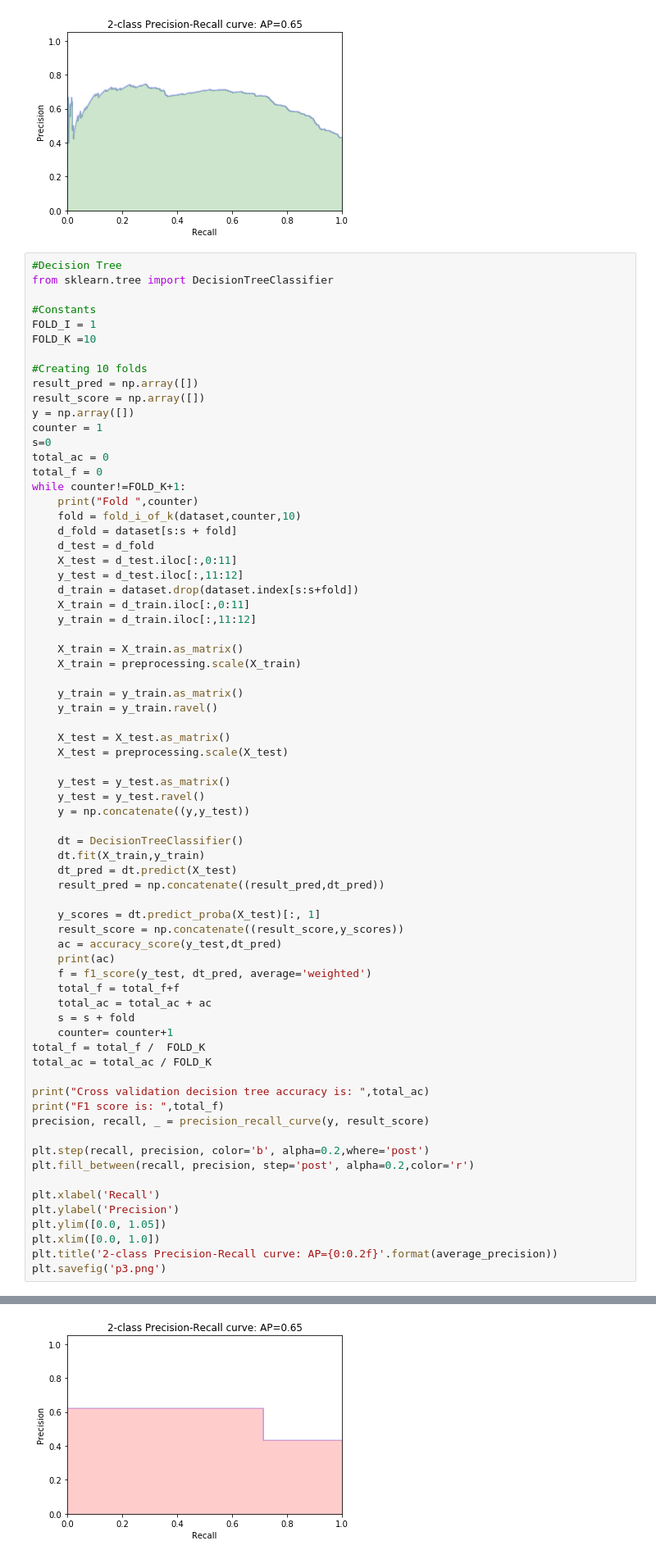
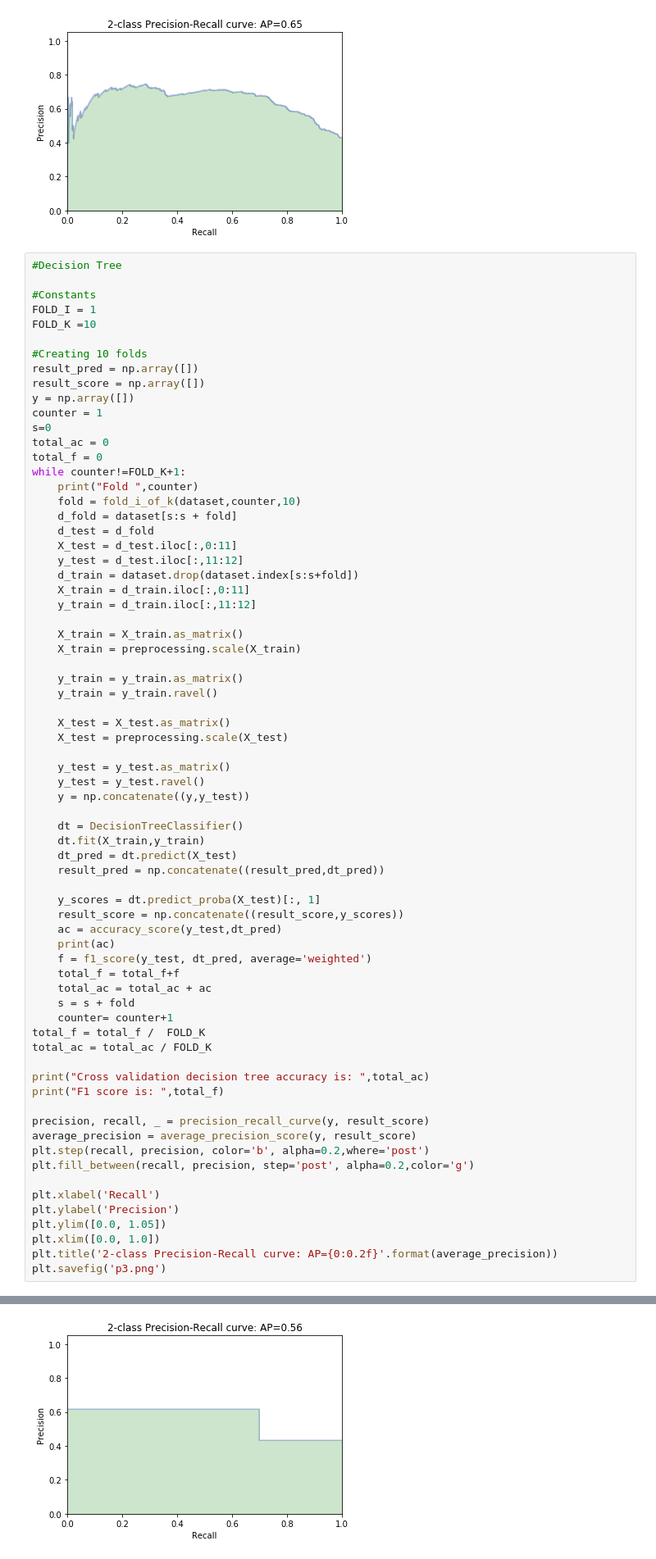
Before and after one commit to babayefarzan/PTSD-patient-analysis, a Jupyter notebook: precision-recall_cv.ipynb, the cells around one changed output, grey strips where cells are left out. Shown at 82% size. Drawn from its saved outputs; the diff is of its cells as text.

```diff
--- a/precision-recall_cv.ipynb
+++ b/precision-recall_cv.ipynb
@@ -119,7 +119,6 @@ F1 score of Logistic Regression is:  0.712815116536
 [figure]
 # %%
 #Decision Tree
-from sklearn.tree import DecisionTreeClassifier
 
 #Constants
 FOLD_I = 1
@@ -176,10 +175,11 @@ total_ac = total_ac / FOLD_K
 
 print("Cross validation decision tree accuracy is: ",total_ac)
 print("F1 score is: ",total_f)
+
 precision, recall, _ = precision_recall_curve(y, result_score)
-
+average_precision = average_precision_score(y, result_score)
 plt.step(recall, precision, color='b', alpha=0.2,where='post')
-plt.fill_between(recall, precision, step='post', alpha=0.2,color='r')
+plt.fill_between(recall, precision, step='post', alpha=0.2,color='g')
 
 plt.xlabel('Recall')
 plt.ylabel('Precision')
@@ -208,4 +208,4 @@ F1 score is:  0.688703422914
-[figure, old version]
+[figure, new version]
 # %%
 ##Random Forest
 #Constants
```
Also changed, not shown: parts of 11 cells of this notebook, 4 other files.
